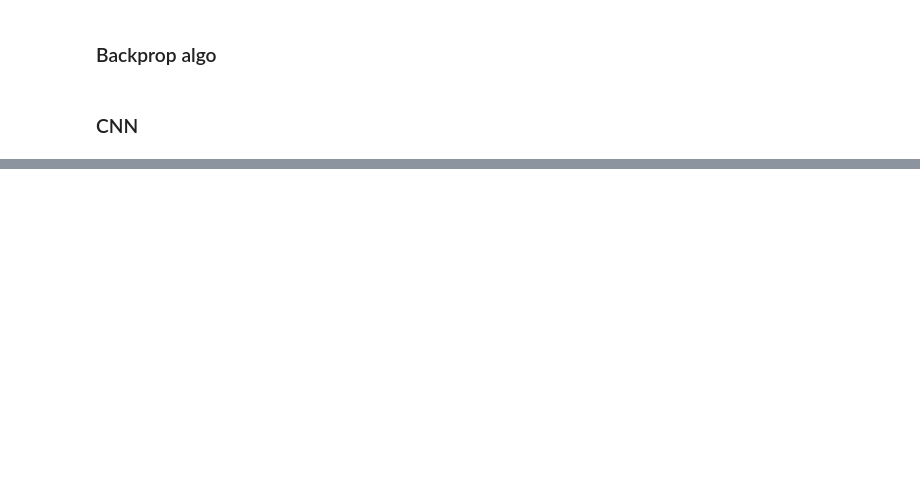
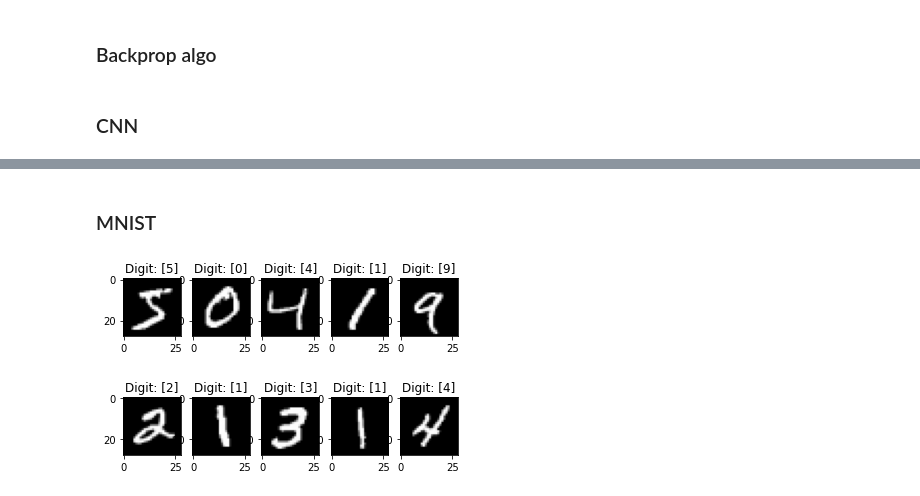
Before and after one commit to GitFazz/implementation-of-convolutional-neural-network-for-an-image-classification-task-from-Scratch, a Jupyter notebook: 1605034.ipynb, the cells around one changed output, grey strips where cells are left out. Drawn from its saved outputs; the diff is of its cells as text; code cells hidden in the pictures; blank space fills up the shorter version.

Commit message:
MNIST TRAINED

```diff
--- a/1605034.ipynb
+++ b/1605034.ipynb
@@ -414,0 +452,26 @@ print(out3)
+# %% [markdown]
+### MNIST
+# %%
+X = open('data/MNIST/train-images-idx3-ubyte','r')
+Y = open('data/MNIST/train-labels-idx1-ubyte','r')
+
+X_train = np.fromfile(X, dtype=np.uint8)
+X_train = X_train[16:]
+X_train = X_train.reshape((60000,28,28,1))
+
+Y_train = np.fromfile(Y, dtype=np.uint8)
+Y_train = Y_train[8:]
+Y_train = Y_train.reshape((60000,1))
+
+
+# preprocessing
+X_train = X_train / 255
+
+
+# plot first 10 images
+for i in range(10):
+    plt.subplot(2,5,i+1)
+    plt.imshow(X_train[i].reshape(28,28), cmap='gray')
+    plt.title("Digit: {}".format(Y_train[i]))
+# %% [output]
+[figure, added]
```
Also changed, not shown: parts of 17 cells of this notebook, 5 other files.
